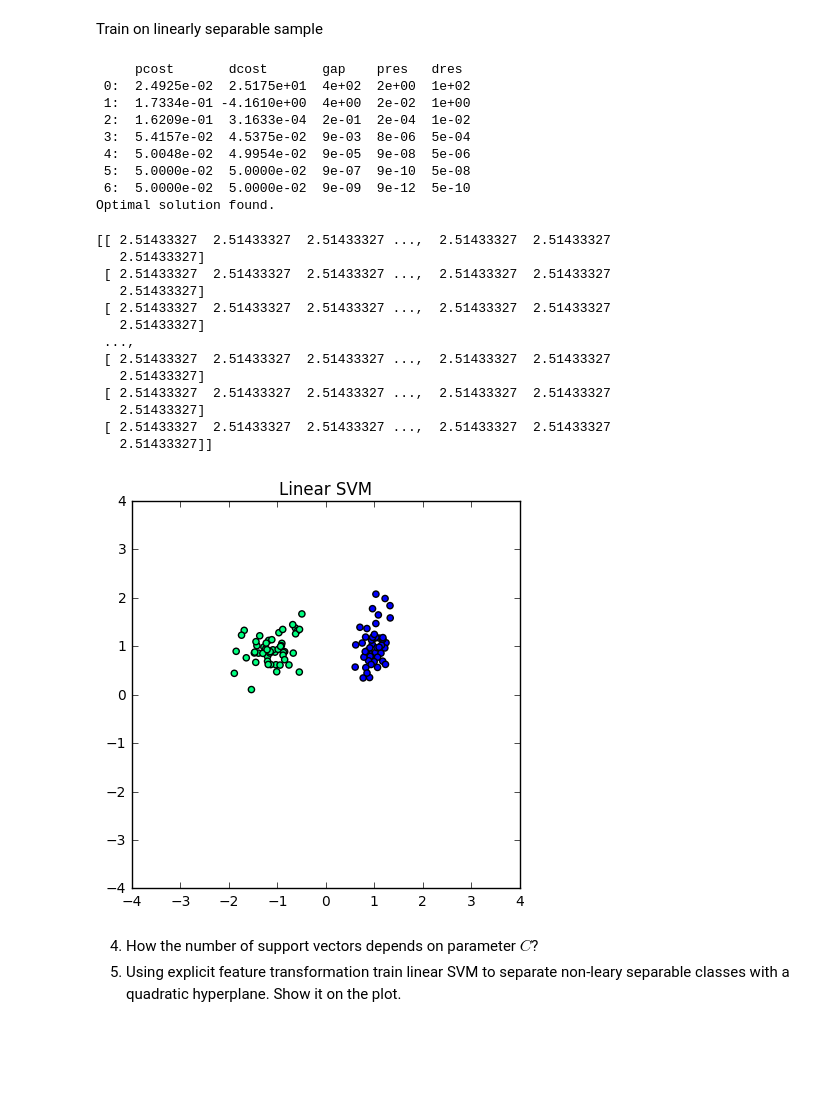
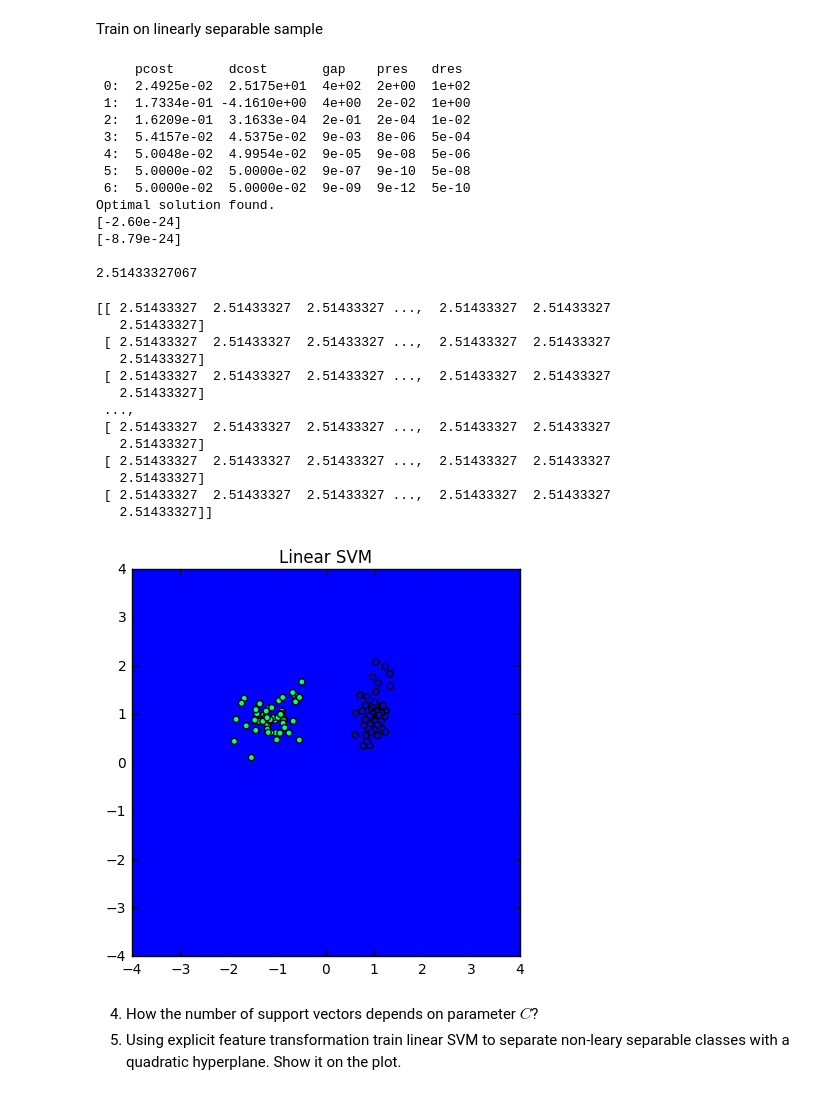
Before and after one commit to Anastasiia-Grishina/ML-DM, a Jupyter notebook: Grishina Anastasiia Lab #3 SVM (QP, Kernel trick).ipynb, the cells around one changed output. Saved outputs shown, nothing was run; the diff lists cells and outputs as text; code cells hidden in the pictures; blank space fills up the shorter version.

Commit message:
Checked weights for SVM

```diff
--- a/Grishina Anastasiia Lab #3 SVM (QP, Kernel trick).ipynb
+++ b/Grishina Anastasiia Lab #3 SVM (QP, Kernel trick).ipynb
@@ -343,7 +343,7 @@ class LinearSVM(BaseEstimator):
         self.weights_ = qp_sln['x'][:d]
         self.bias_ = qp_sln['x'][len(qp_sln['x'] ) - 1]# n + d
 #         raise NotImplementedError()
-        return
+        return {'weights': self.weights_, 'bias': self.bias_ }
 
     def _form_G ( self, X, y ):
         n, d = X.shape
@@ -427,6 +427,8 @@ Train on linearly separable sample
 # %%
 model = LinearSVM ( C = 1e-3 )
 model.fit(lin_sep['X'], lin_sep['y'])
+print( model.weights_ )
+print( model.bias_ )
 # %% [output]
      pcost       dcost       gap    pres   dres
  0:  2.4925e-02  2.5175e+01  4e+02  2e+00  1e+02
@@ -437,6 +439,10 @@ model.fit(lin_sep['X'], lin_sep['y'])
  5:  5.0000e-02  5.0000e-02  9e-07  9e-10  5e-08
  6:  5.0000e-02  5.0000e-02  9e-09  9e-12  5e-10
 Optimal solution found.
+[-2.60e-24]
+[-8.79e-24]
+
+2.51433327067
 # %%
 plt.figure(figsize=(5, 5))
 plt.scatter(lin_sep['X'][:,0], lin_sep['X'][:,1], c=lin_sep['y'], cmap='winter')
@@ -444,35 +450,37 @@ plt.scatter(lin_sep['X'][:,0], lin_sep['X'][:,1], c=lin_sep['y'], cmap='winter')
 xvals = np.linspace(-4, 4, 200)
 yvals = np.linspace(-4, 4, 200)
 
 xx, yy = np.meshgrid(xvals, yvals)
 prob = model.predict_proba(np.c_[xx.ravel(), yy.ravel()])
 
 zz = np.reshape(prob, xx.shape)#[:, 1]
 print(zz)
+
 # Decision rule color encoding
-# plt.pcolormesh(xx, yy, zz, cmap='winter', zorder=0)
+plt.pcolormesh(xx, yy, zz, cmap='winter', zorder=0)
+
 
 # Level lines of 0.5
 plt.contour(xx, yy, zz, levels=(0.5,), colors='k', linewidths=1.5, zorder=1)
 
 plt.xlim([-4, 4])
 plt.ylim([-4, 4])
 _ = plt.title('Linear SVM')
 # %% [output]
 [[ 2.51433327  2.51433327  2.51433327 ...,  2.51433327  2.51433327
    2.51433327]
  [ 2.51433327  2.51433327  2.51433327 ...,  2.51433327  2.51433327
    2.51433327]
  [ 2.51433327  2.51433327  2.51433327 ...,  2.51433327  2.51433327
    2.51433327]
  ...,
  [ 2.51433327  2.51433327  2.51433327 ...,  2.51433327  2.51433327
    2.51433327]
  [ 2.51433327  2.51433327  2.51433327 ...,  2.51433327  2.51433327
    2.51433327]
  [ 2.51433327  2.51433327  2.51433327 ...,  2.51433327  2.51433327
    2.51433327]]
-[figure, old version]
+[figure, new version]
 # %% [markdown]
 
 4. How the number of support vectors depends on parameter $C$?
```
